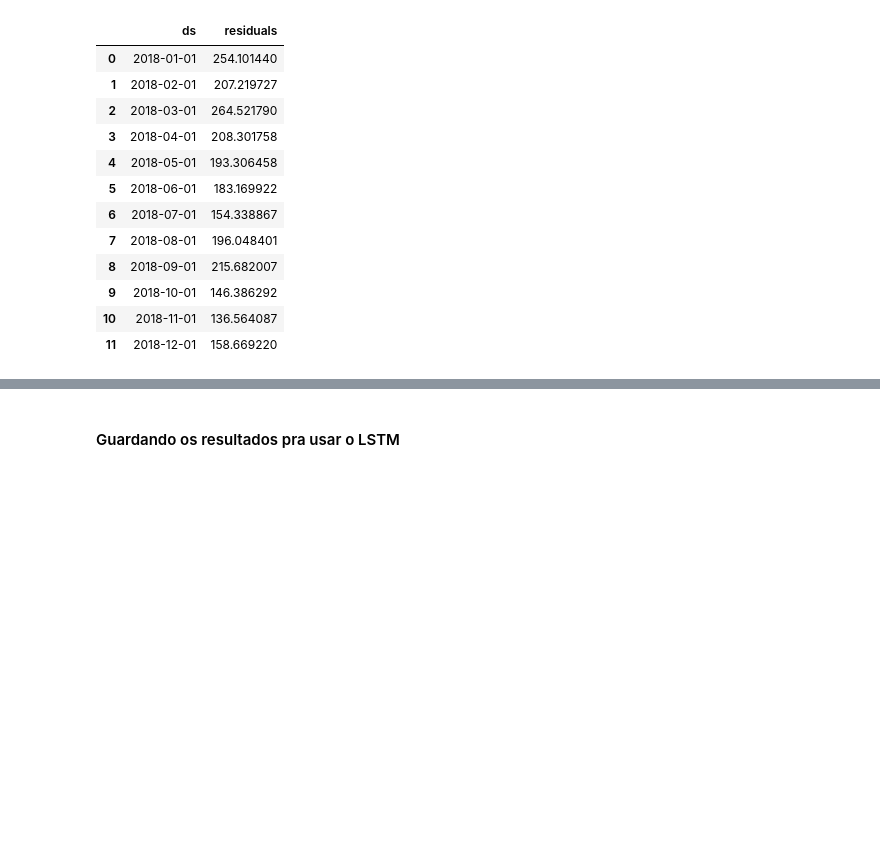
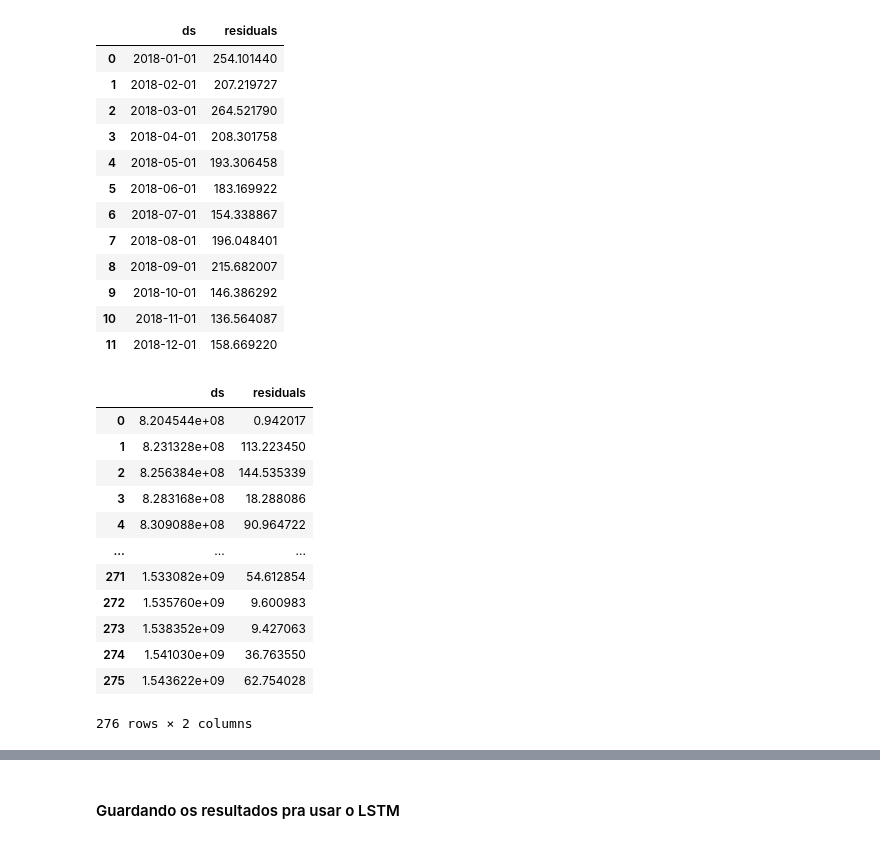
Before and after one commit to MateusVasc/IC-Cancer-Time-Series, a Jupyter notebook: Construindo o modelo hibrido/hibrido_test.ipynb, the cells around one changed output, grey strips where cells are left out. Cells and saved outputs as stored; diff of their text form; code cells hidden in the pictures; blank space fills up the shorter version.

```diff
--- a/Construindo o modelo hibrido/hibrido_test.ipynb
+++ b/Construindo o modelo hibrido/hibrido_test.ipynb
@@ -299,3 +331,6 @@ df_test_ajustado_norte
 | 9 | 2018-10-01 | 146.386292 |
 | 10 | 2018-11-01 | 136.564087 |
 | 11 | 2018-12-01 | 158.669220 |
+# %%
+df_residuos_nordeste = pd.concat([df_train_ajustado_nordeste, df_test_ajustado_nordeste], ignore_index=True)
+df_residuos_norte = pd.concat([df_train_ajustado_norte, df_test_ajustado_norte], ignore_index=True)
@@ -301,0 +342,19 @@ df_test_ajustado_norte
+# %%
+df_residuos_nordeste['ds'] = df_residuos_nordeste['ds'].map(pd.Timestamp.timestamp)
+df_residuos_norte['ds'] = df_residuos_norte['ds'].map(pd.Timestamp.timestamp)
+# %%
+df_residuos_nordeste
+# %% [output]
+|  | ds | residuals |
+| 0 | 8.204544e+08 | 0.942017 |
+| 1 | 8.231328e+08 | 113.223450 |
+| 2 | 8.256384e+08 | 144.535339 |
+| 3 | 8.283168e+08 | 18.288086 |
+| 4 | 8.309088e+08 | 90.964722 |
+| ... | ... | ... |
+| 271 | 1.533082e+09 | 54.612854 |
+| 272 | 1.535760e+09 | 9.600983 |
+| 273 | 1.538352e+09 | 9.427063 |
+| 274 | 1.541030e+09 | 36.763550 |
+| 275 | 1.543622e+09 | 62.754028 |
+276 rows × 2 columns
```
Also changed, not shown: parts of 12 cells of this notebook.
